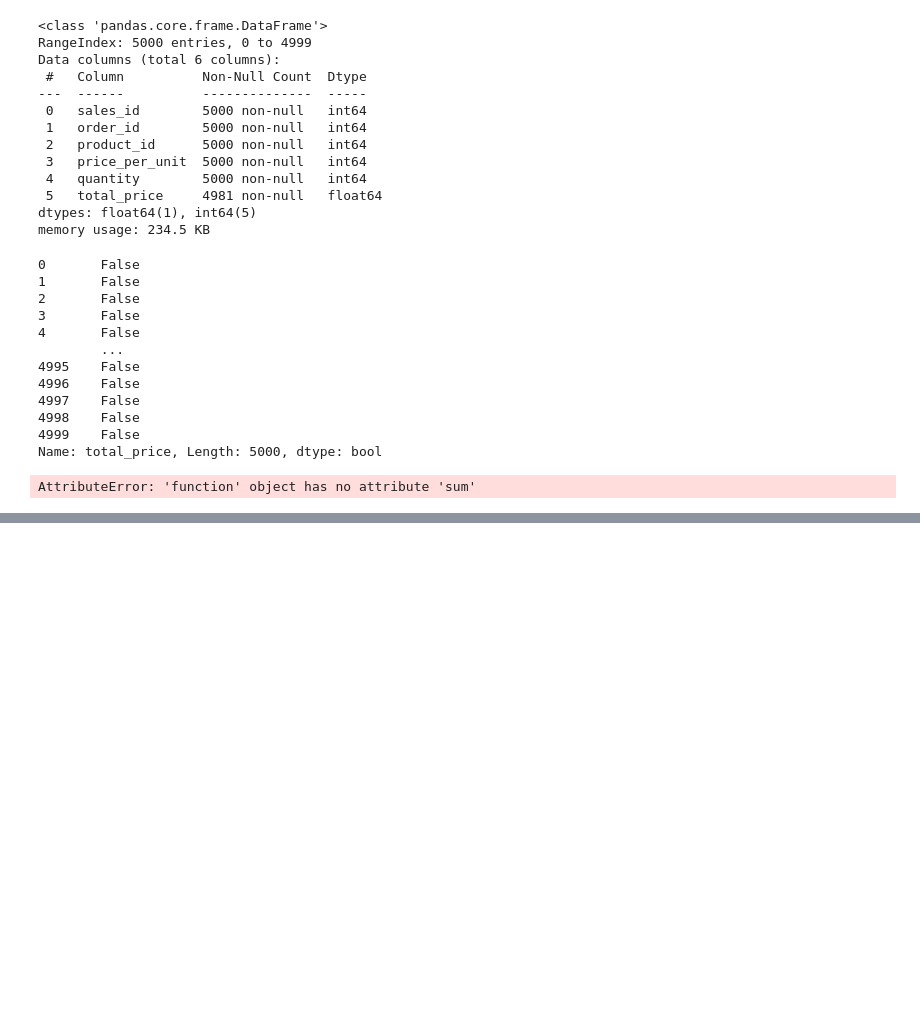
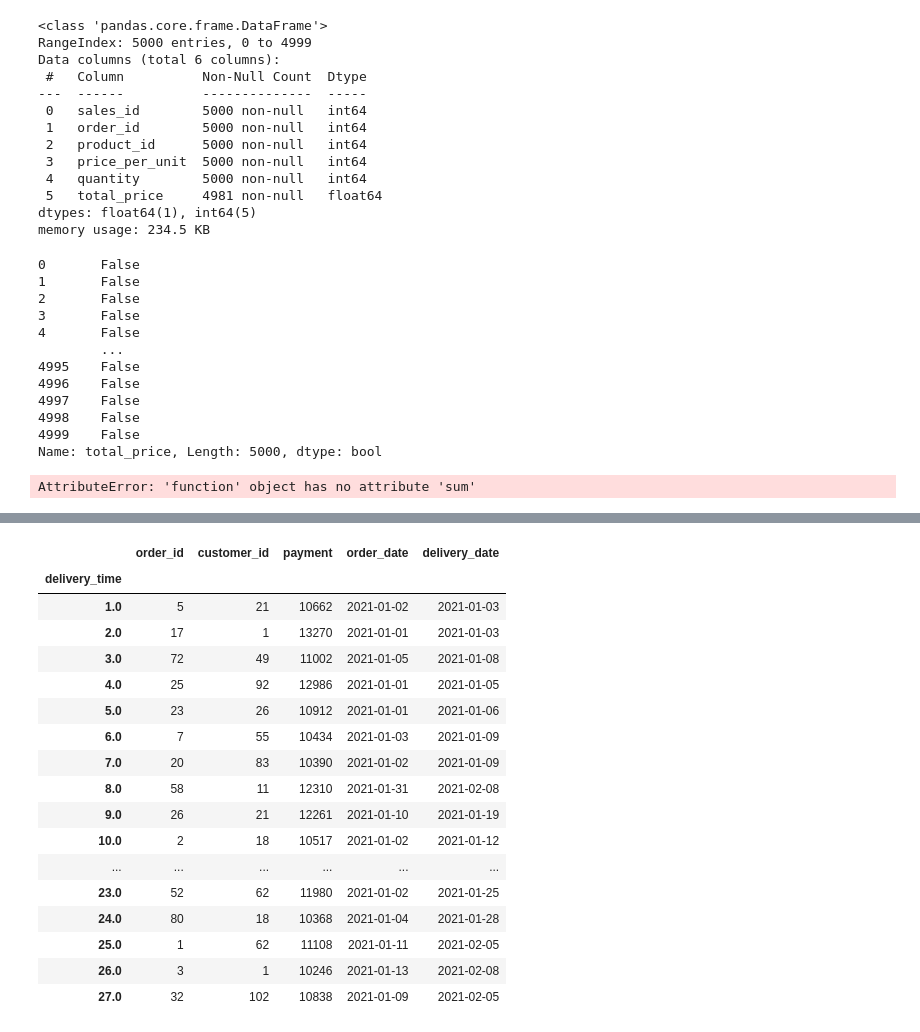
Before and after one commit to luthfiarsd/data-analysis-proj1, a Jupyter notebook: notebook.ipynb, the cells around one changed output, grey strips where cells are left out. Saved outputs shown, nothing was run; the diff lists cells and outputs as text; code cells hidden in the pictures; blank space fills up the shorter version.

Commit message:
second project, data analysis

```diff
--- a/notebook.ipynb
+++ b/notebook.ipynb
@@ -487,0 +544,8 @@ memory usage: 234.5 KB
+# %%
+delivery_time = orders_df["delivery_date"] - orders_df["order_date"]
+delivery_time = delivery_time.apply(lambda x: x.total_seconds())
+orders_df["delivery_time"] = round(delivery_time/86400)
+# %%
+delivery_time = orders_df["delivery_date"] - orders_df["order_date"]
+delivery_time = delivery_time.apply(lambda x: x.total_seconds())
+orders_df["delivery_time"] = round(delivery_time/86400)
@@ -487,0 +592,21 @@ memory usage: 234.5 KB
+# %%
+orders_df.groupby(by="delivery_time").min()
+# %% [output]
+|  | order_id | customer_id | payment | order_date | delivery_date |
+| delivery_time |  |  |  |  |  |
+| 1.0 | 5 | 21 | 10662 | 2021-01-02 | 2021-01-03 |
+| 2.0 | 17 | 1 | 13270 | 2021-01-01 | 2021-01-03 |
+| 3.0 | 72 | 49 | 11002 | 2021-01-05 | 2021-01-08 |
+| 4.0 | 25 | 92 | 12986 | 2021-01-01 | 2021-01-05 |
+| 5.0 | 23 | 26 | 10912 | 2021-01-01 | 2021-01-06 |
+| 6.0 | 7 | 55 | 10434 | 2021-01-03 | 2021-01-09 |
+| 7.0 | 20 | 83 | 10390 | 2021-01-02 | 2021-01-09 |
+| 8.0 | 58 | 11 | 12310 | 2021-01-31 | 2021-02-08 |
+| 9.0 | 26 | 21 | 12261 | 2021-01-10 | 2021-01-19 |
+| 10.0 | 2 | 18 | 10517 | 2021-01-02 | 2021-01-12 |
+| ... | ... | ... | ... | ... | ... |
+| 23.0 | 52 | 62 | 11980 | 2021-01-02 | 2021-01-25 |
+| 24.0 | 80 | 18 | 10368 | 2021-01-04 | 2021-01-28 |
+| 25.0 | 1 | 62 | 11108 | 2021-01-11 | 2021-02-05 |
+| 26.0 | 3 | 1 | 10246 | 2021-01-13 | 2021-02-08 |
+| 27.0 | 32 | 102 | 10838 | 2021-01-09 | 2021-02-05 |
```
Also changed, not shown: parts of 37 cells of this notebook.
